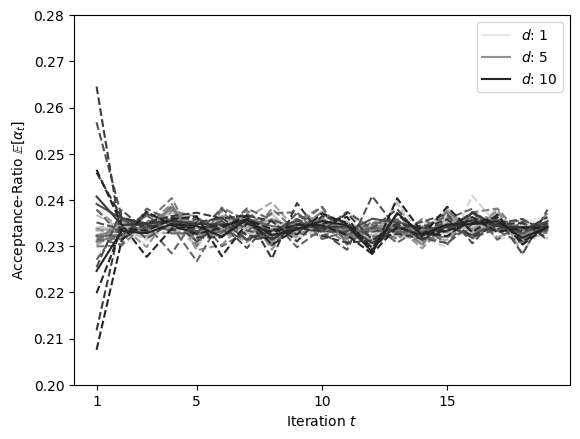
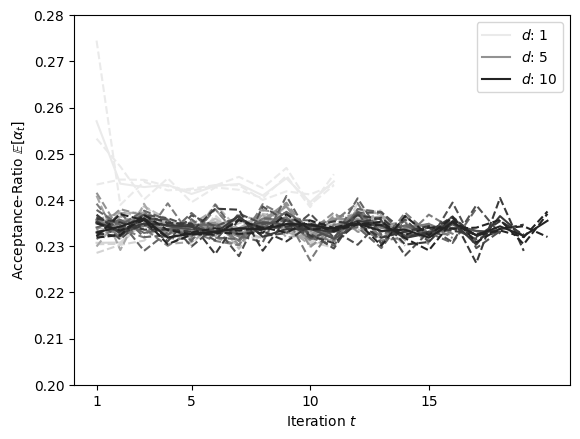
Code edit (unified diff) that turned the first committed figure into the second:
--- before
+++ after
@@ -17,6 +17,6 @@
 for dim in range(1, 11):
     idx = dims[dim]
-    plt.plot(range(1, 20), np.mean(PKLs[idx]['res'][4], axis=[2, 3]).T, linestyle="--", color=grays[PKLs[idx]['config']['dim']-1])
-    plt.plot(range(1, 20), np.mean(PKLs[idx]['res'][4], axis=[0, 2, 3]).T, linestyle="solid", color=grays[PKLs[idx]['config']['dim']-1], label=rf"$d$: {str(PKLs[idx]['config']['dim'])}" if dim in [1, 5, 10] else None)
+    plt.plot(range(1, PKLs[idx]['res'][4].shape[1]+1), np.mean(PKLs[idx]['res'][4], axis=[2, 3]).T, linestyle="--", color=grays[PKLs[idx]['config']['dim']-1])
+    plt.plot(range(1, PKLs[idx]['res'][4].shape[1]+1), np.mean(PKLs[idx]['res'][4], axis=[0, 2, 3]).T, linestyle="solid", color=grays[PKLs[idx]['config']['dim']-1], label=rf"$d$: {str(PKLs[idx]['config']['dim'])}" if dim in [1, 5, 10] else None)
 plt.ylabel(r"Acceptance-Ratio $\mathbb{E}[\alpha_t]$")
 plt.xlabel(r"Iteration $t$")

Commit: updated results for aRWM